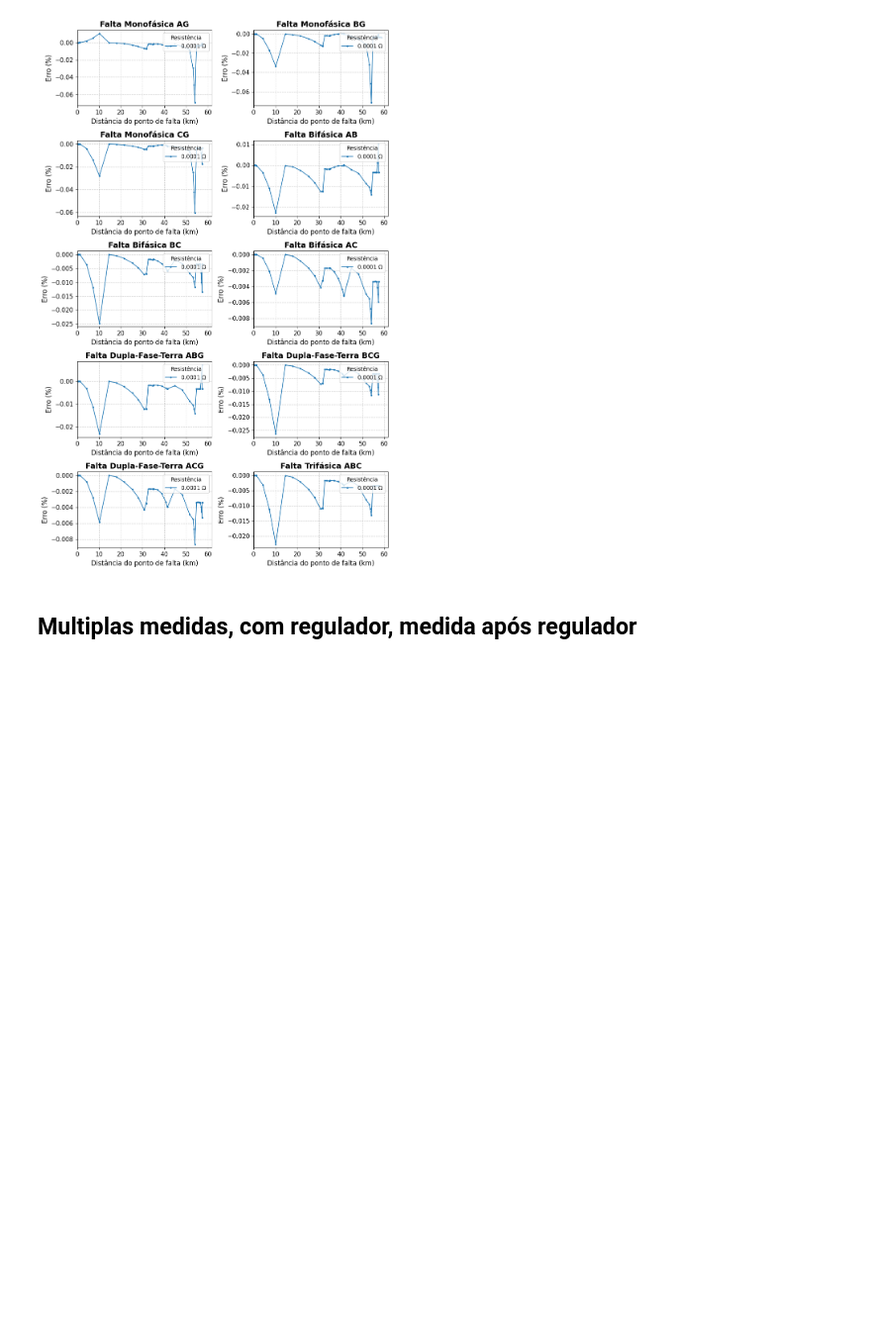
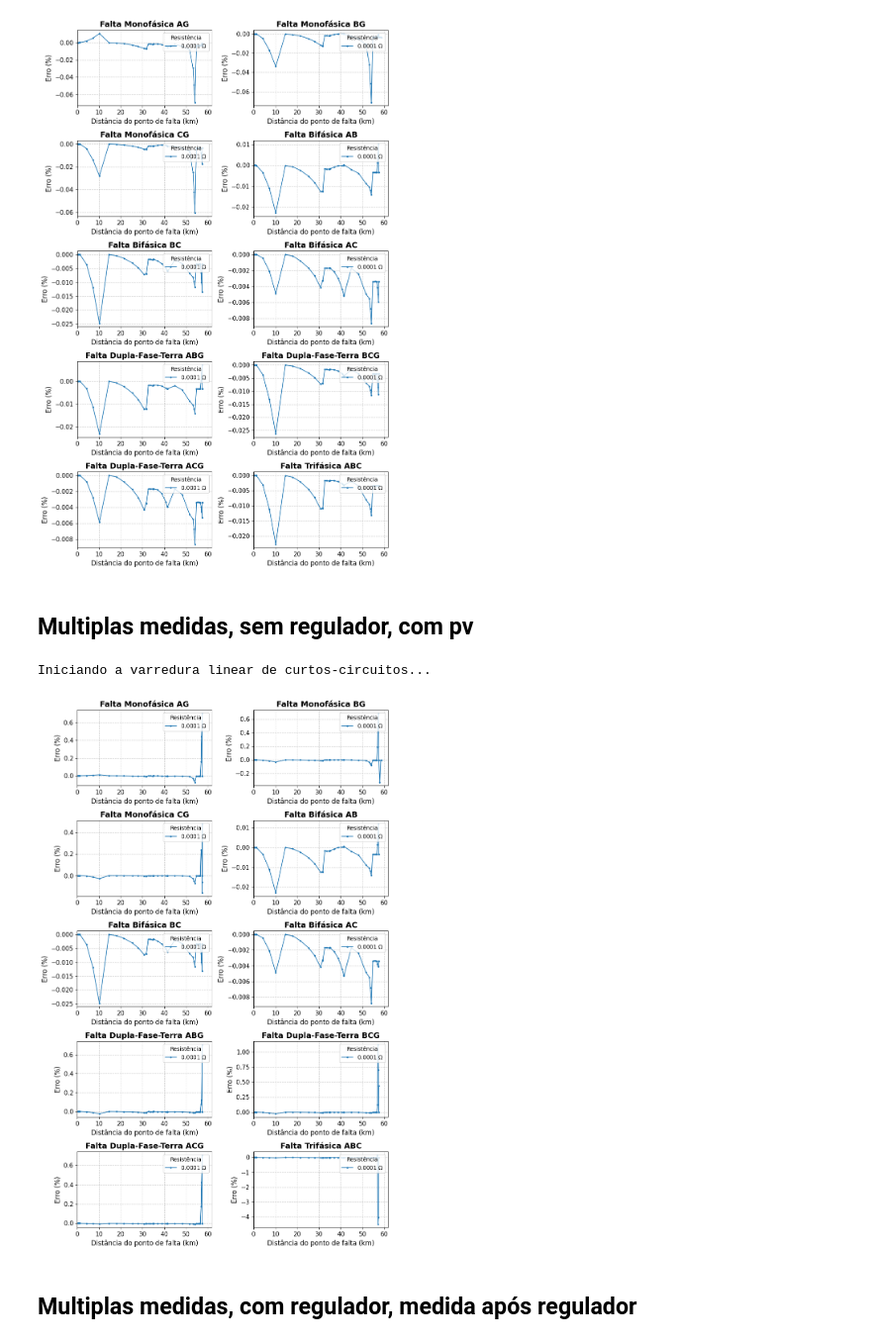
Before and after one commit to LuisFelipeCSouza/tcc-luis-felipe, a Jupyter notebook: notebooks/ieee-34-node-testes-modelo-algoritmo.ipynb, the cells around one changed output. Shown at 99% size. Drawn from its saved outputs; the diff is of its cells as text; code cells hidden in the pictures; blank space fills up the shorter version.

```diff
--- a/notebooks/ieee-34-node-testes-modelo-algoritmo.ipynb
+++ b/notebooks/ieee-34-node-testes-modelo-algoritmo.ipynb
@@ -309,6 +309,43 @@ Iniciando a varredura linear de curtos-circuitos...
 plot_erro(df4, simulador)
 # %% [output]
 [figure]
+# %% [markdown]
+## Multiplas medidas, sem regulador, com pv
+# %%
+simulador = fault1.FaultSimulator(str(DSS_FILE_NO_REG_PV), origin_bus='800', target_kv=14.37)
+
+# 3. (Opcional) Imprime o resumo da topologia descoberta automaticamente
+# Isso chamará aquele método de print bonito que configuramos na FeederTopology
+
+# 4. Configura os parâmetros da varredura
+# Varrendo a linha de 10% em 10%
+passo_distancia = 0.30
+# passo_distancia_m = 50.0
+
+# Lista de resistências de falta (em Ohms)
+resistencias_falta = [0.0001, 10.0, 20.0, 30.0, 40.0]
+resistencias_falta = [0.0001]
+
+# 5. Executa o laço principal da simulação
+print("\nIniciando a varredura linear de curtos-circuitos...")
+
+# simulador.run_simulation(step_abs_m=passo_distancia_m, r_list=resistencias_falta)
+simulador.run_simulation(step_pct=passo_distancia, r_list=resistencias_falta)
+
+localizador = locator1.FaultLocator(str(DSS_FILE_NO_REG_PV), simulador.topology,
+                           pd.DataFrame(simulador.results))
+
+localizador.run_minimum_reactance()
+
+localizador.apply_mi_filter()
+
+df4_1 = localizador.df.copy()
+# %% [output]
+Iniciando a varredura linear de curtos-circuitos...
+# %%
+plot_erro(df4_1, simulador)
+# %% [output]
+[figure, added]
 # %% [markdown]
 ## Multiplas medidas, com regulador, medida após regulador
 # %%
```
Also changed, not shown: parts of 1 cell of this notebook, 3 other files.
